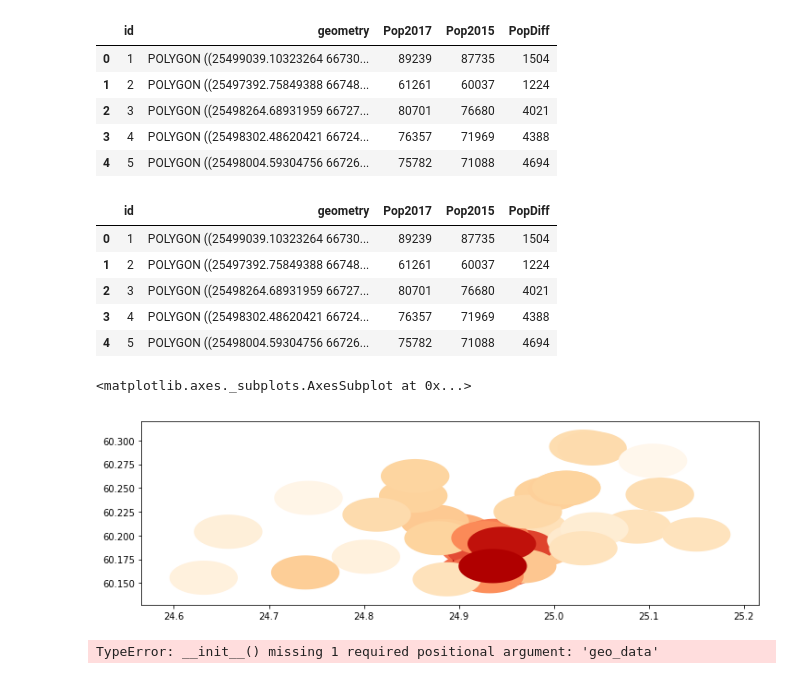
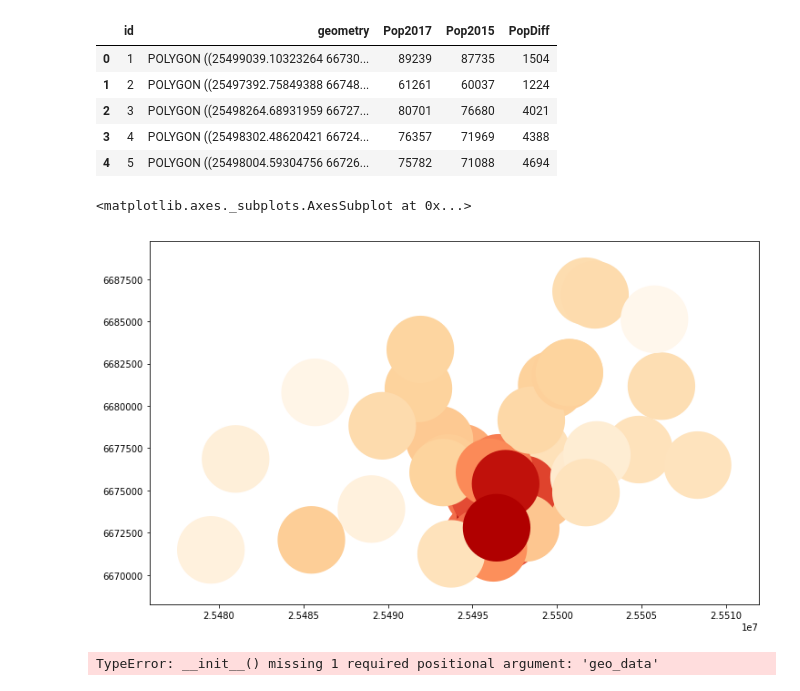
Before and after one commit to AdBinay/NepaleseResturantHelsinkiRegion, a Jupyter notebook: notebooks/FinalAssignment/FinalAssignmentAutoGIS_v3.ipynb, the cells around one changed output. Cells and saved outputs as stored; diff of their text form; code cells hidden in the pictures.

```diff
--- a/notebooks/FinalAssignment/FinalAssignmentAutoGIS_v3.ipynb
+++ b/notebooks/FinalAssignment/FinalAssignmentAutoGIS_v3.ipynb
@@ -470,28 +470,16 @@ geodata2.head()
 | 4 | 5 | POLYGON ((25498004.59304756 66726... | 75782 | 71088 | 4694 |
 # %%
 geodata2.to_file(filename='Data/NepaliResturant2kmBufferPopulation.geojson', driver='GeoJSON')
-# %%
-# Select those columns
-df = geodata1[selected_cols]
-df.head()
-# %% [output]
-|  | id | geometry | Pop2017 | Pop2015 | PopDiff |
-| 0 | 1 | POLYGON ((25499039.10323264 66730... | 89239 | 87735 | 1504 |
-| 1 | 2 | POLYGON ((25497392.75849388 66748... | 61261 | 60037 | 1224 |
-| 2 | 3 | POLYGON ((25498264.68931959 66727... | 80701 | 76680 | 4021 |
-| 3 | 4 | POLYGON ((25498302.48620421 66724... | 76357 | 71969 | 4388 |
-| 4 | 5 | POLYGON ((25498004.59304756 66726... | 75782 | 71088 | 4694 |
 # %%
+# Lets see how the population around each resturant looks like
 %matplotlib inline
 import matplotlib.pyplot as plt
 fig, ax = plt.subplots(figsize=(12,8))
 ax.set_aspect('equal')
-df = df.to_crs({'init': 'epsg:4326'}) # change projection
-#df['density'] = df.EINWOHNERZ / df.KANTONSFLA # calculate population density
-df.plot(ax=ax, column='Pop2017', cmap='OrRd')
+geodata2.plot(ax=ax, column='Pop2017', cmap='OrRd')
 # %% [output]
 <matplotlib.axes._subplots.AxesSubplot at 0x...>
-[figure, old version]
+[figure, new version]
 # %%
 import pandas as pd
 #kanton_overview = r'Switzerland_overview.csv'
```
